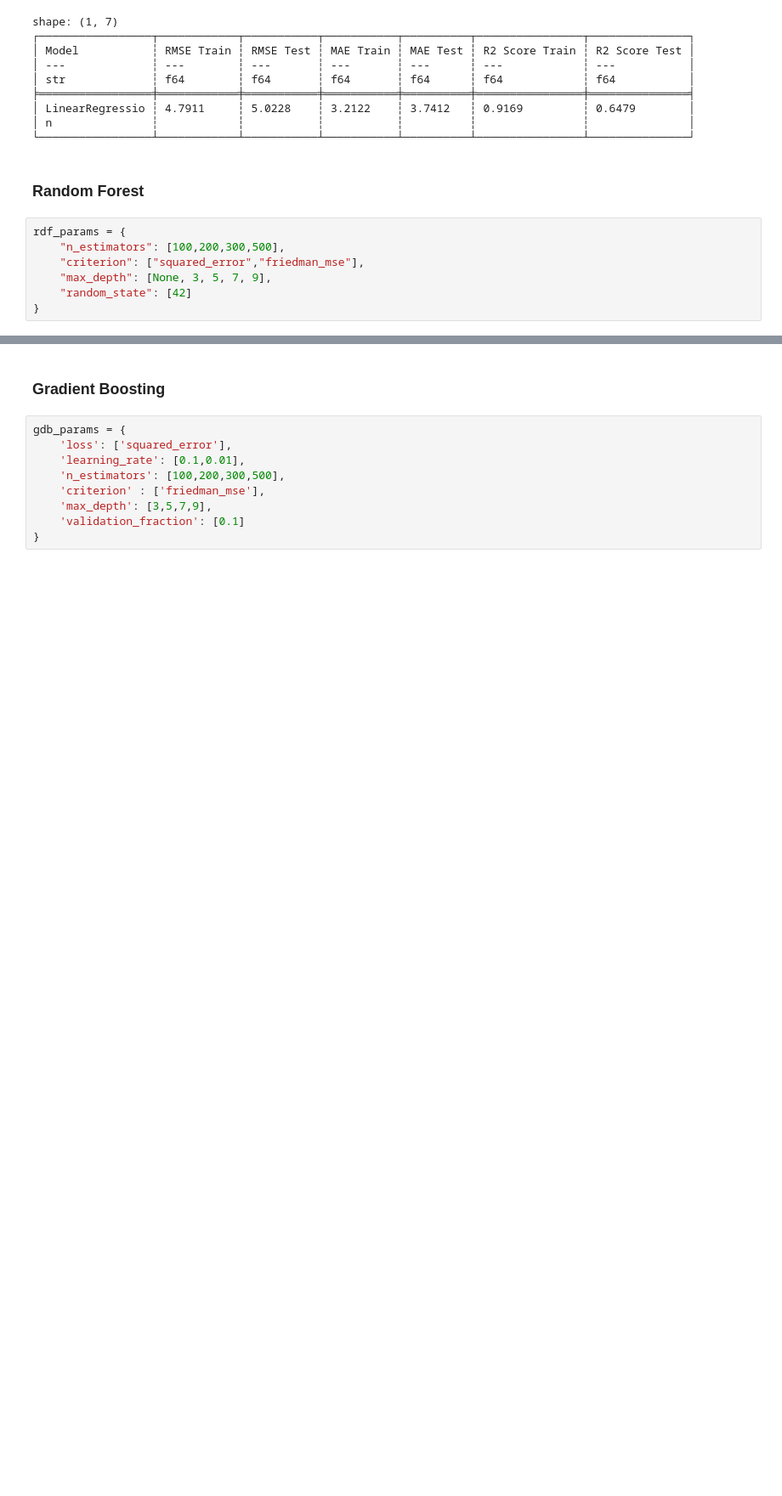
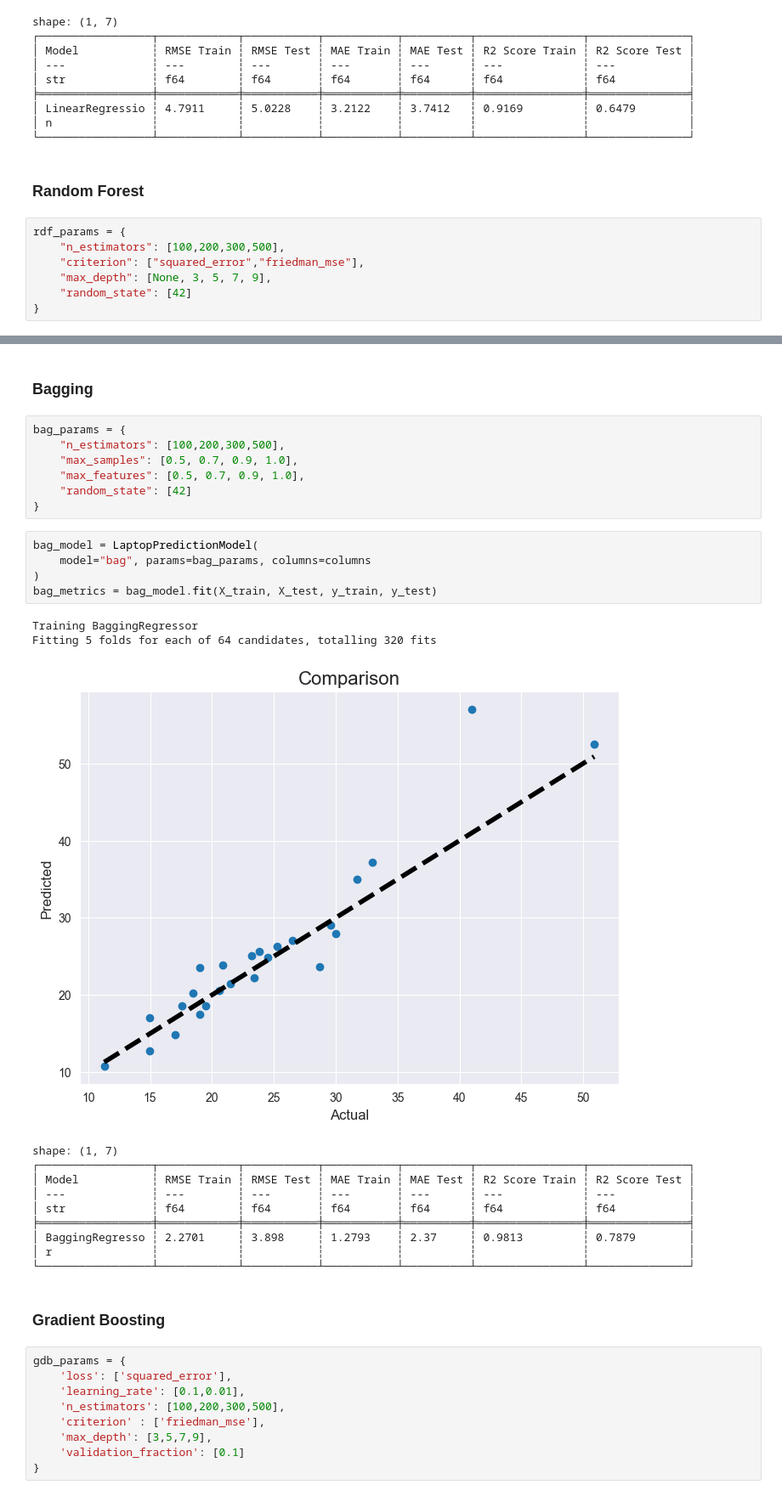
Before and after one commit to cristiano2003/laptop-price-prediction, a Jupyter notebook: notebook/train.ipynb, the cells around one changed output, grey strips where cells are left out. Shown at 85% size. Drawn from its saved outputs; the diff is of its cells as text; blank space fills up the shorter version.

Commit message:
add adaboost, bagging model

```diff
--- a/notebook/train.ipynb
+++ b/notebook/train.ipynb
@@ -83,5 +83,32 @@ shape: (1, 7)
 │ ressor          ┆            ┆           ┆           ┆          ┆                ┆               │
 └─────────────────┴────────────┴───────────┴───────────┴──────────┴────────────────┴───────────────┘
+# %% [markdown]
+### Bagging
+# %%
+bag_params = {
+    "n_estimators": [100,200,300,500],
+    "max_samples": [0.5, 0.7, 0.9, 1.0],
+    "max_features": [0.5, 0.7, 0.9, 1.0],
+    "random_state": [42]
+}
+# %%
+bag_model = LaptopPredictionModel(
+    model="bag", params=bag_params, columns=columns
+)
+bag_metrics = bag_model.fit(X_train, X_test, y_train, y_test)
+# %% [output]
+Training BaggingRegressor
+Fitting 5 folds for each of 64 candidates, totalling 320 fits
+[figure, added]
+shape: (1, 7)
+┌─────────────────┬────────────┬───────────┬───────────┬──────────┬────────────────┬───────────────┐
+│ Model           ┆ RMSE Train ┆ RMSE Test ┆ MAE Train ┆ MAE Test ┆ R2 Score Train ┆ R2 Score Test │
+│ ---             ┆ ---        ┆ ---       ┆ ---       ┆ ---      ┆ ---            ┆ ---           │
+│ str             ┆ f64        ┆ f64       ┆ f64       ┆ f64      ┆ f64            ┆ f64           │
+╞═════════════════╪════════════╪═══════════╪═══════════╪══════════╪════════════════╪═══════════════╡
+│ BaggingRegresso ┆ 2.2701     ┆ 3.898     ┆ 1.2793    ┆ 2.37     ┆ 0.9813         ┆ 0.7879        │
+│ r               ┆            ┆           ┆           ┆          ┆                ┆               │
+└─────────────────┴────────────┴───────────┴───────────┴──────────┴────────────────┴───────────────┘
 # %% [markdown]
 ### Gradient Boosting
 # %%
```
Also changed, not shown: parts of 8 cells of this notebook, 5 other files.
